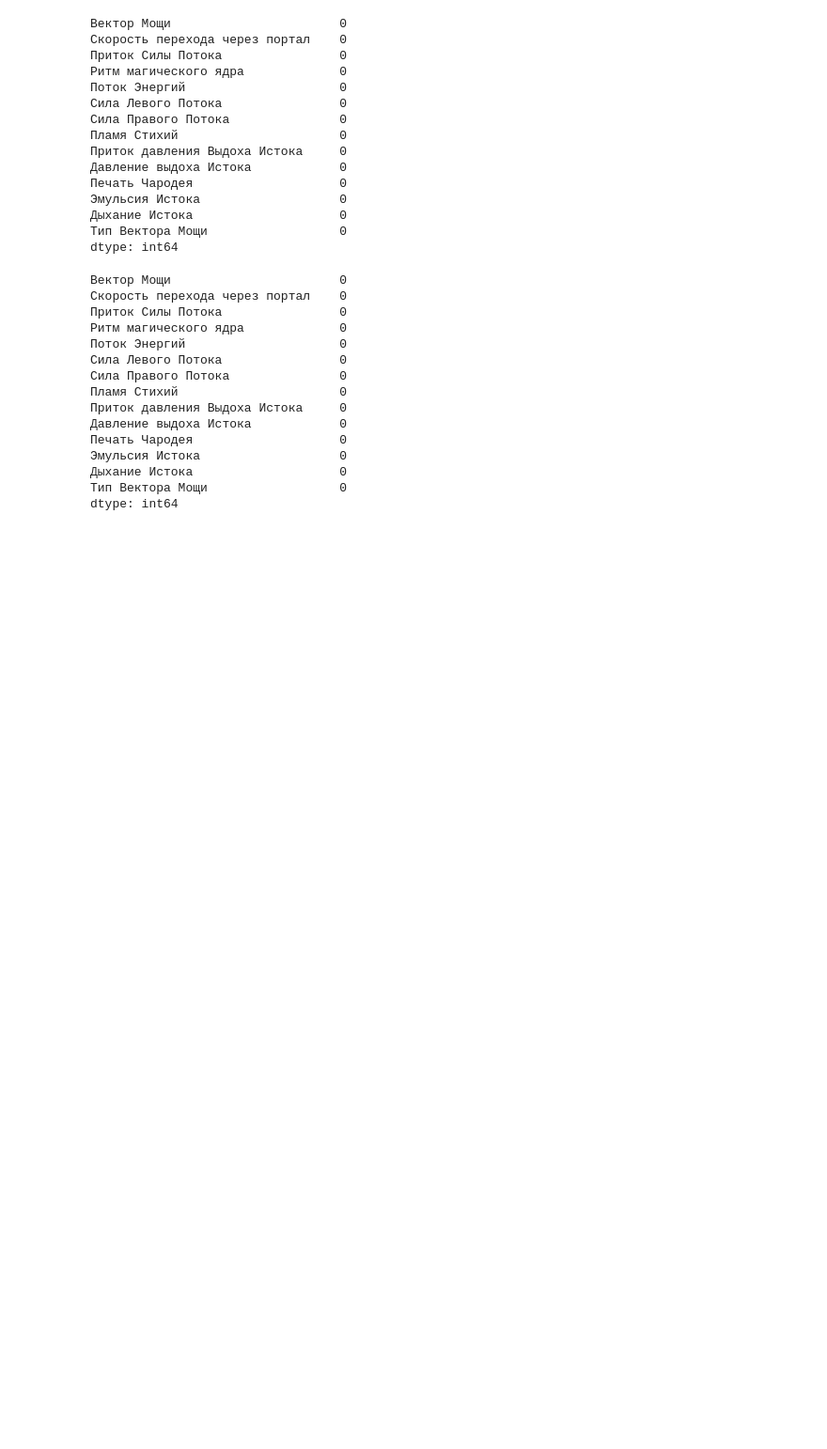
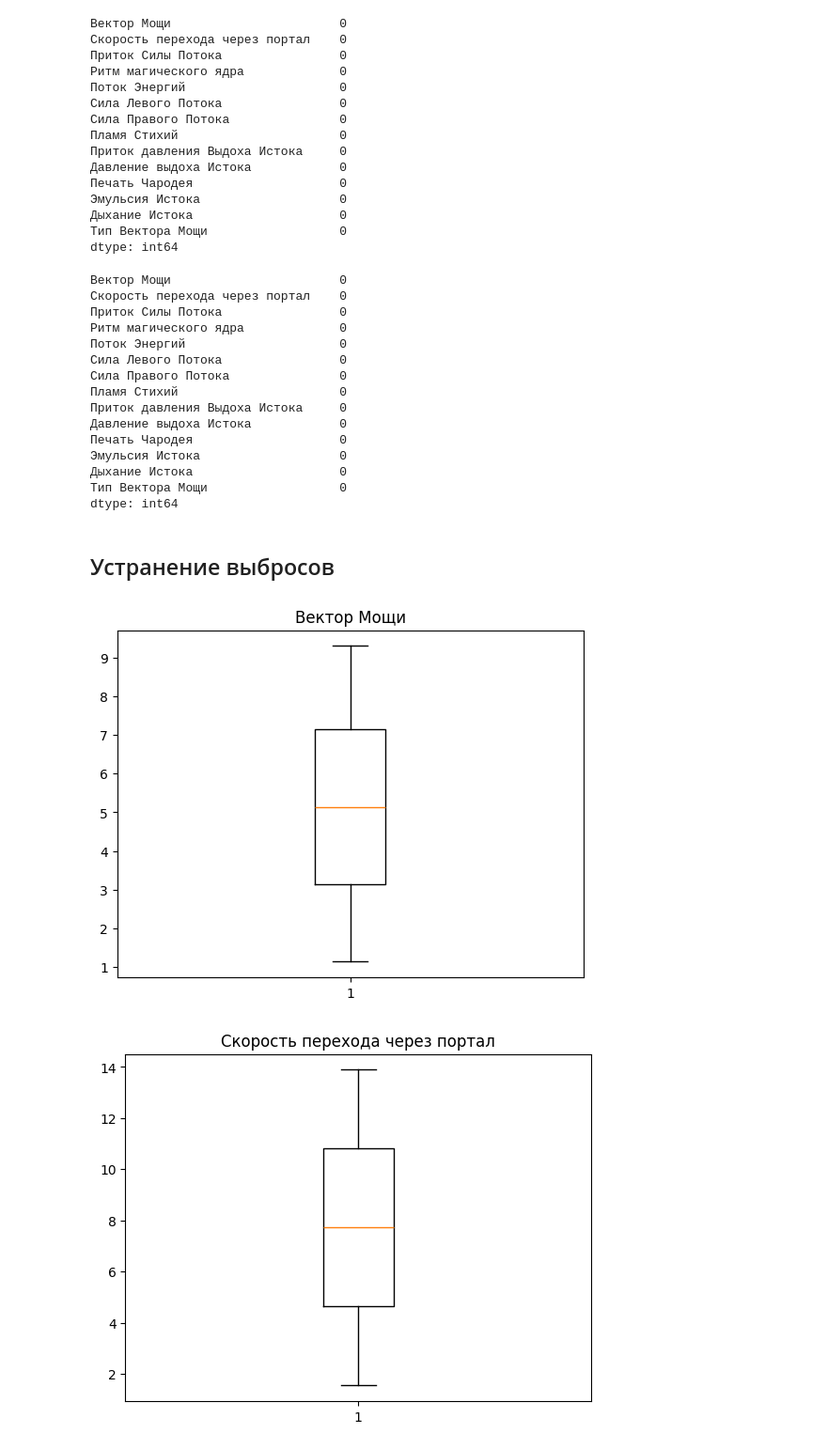
Before and after one commit to smnk-1/data-practicum, a Jupyter notebook: data_preprocessing.ipynb, the cells around one changed output. Shown at 94% size. Drawn from its saved outputs; the diff is of its cells as text; code cells hidden in the pictures; blank space fills up the shorter version.

```diff
--- a/data_preprocessing.ipynb
+++ b/data_preprocessing.ipynb
@@ -533,3 +533,14 @@ X_test_knn_df.isna().sum()
 Дыхание Истока                    0
 Тип Вектора Мощи                  0
 dtype: int64
+# %% [markdown]
+## Устранение выбросов
+# %%
+for column in X_train_knn_df.columns:
+    plt.figure()
+    plt.boxplot(X_train_knn_df[column])
+    plt.title(column)
+    plt.show
+# %% [output]
+[figure, added]
+[figure, added]
```
Also changed, not shown: parts of 13 cells of this notebook.
